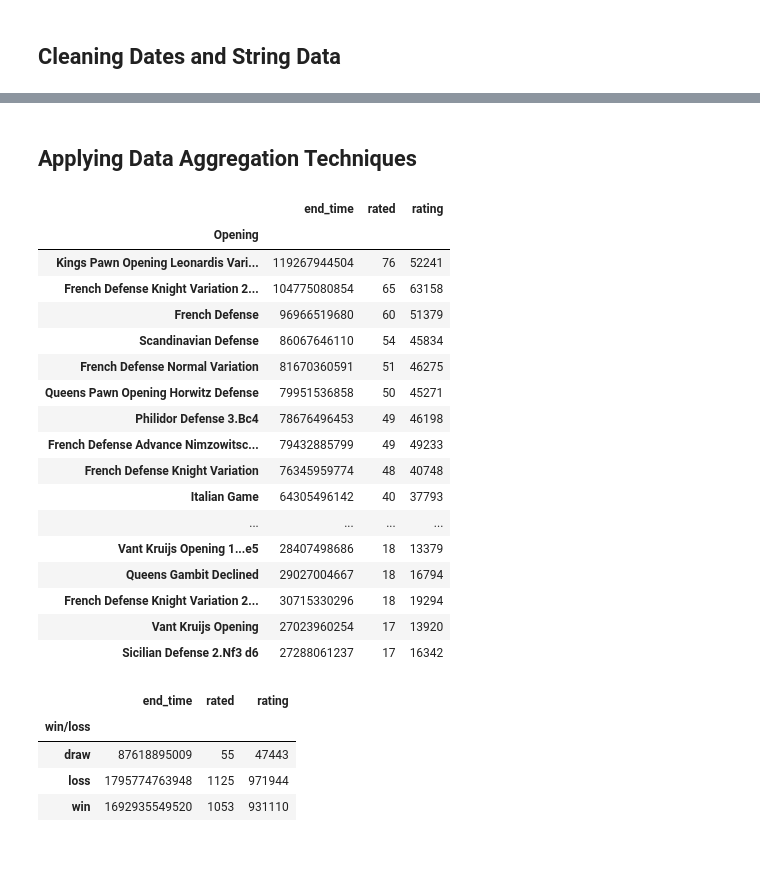
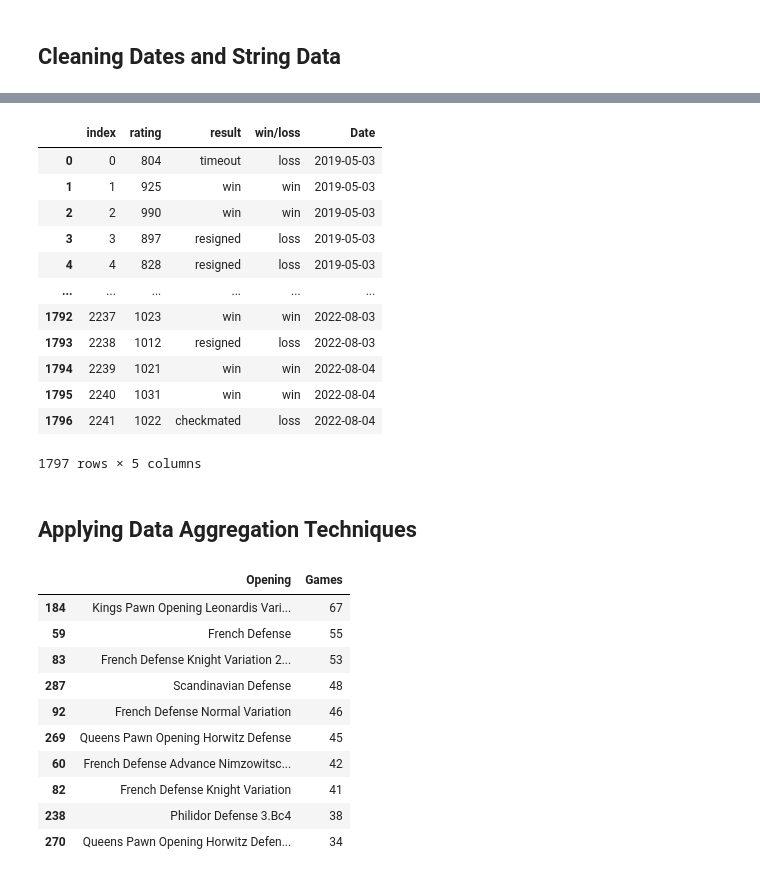
Before and after one commit to Filpill/chess_analysis, a Jupyter notebook: chess_analysis.ipynb, the cells around one changed output, grey strips where cells are left out. Cells and saved outputs as stored; diff of their text form; code cells hidden in the pictures.

```diff
--- a/chess_analysis.ipynb
+++ b/chess_analysis.ipynb
@@ -200,0 +211,5 @@ df_rating.head(5)
+# %%
+#Filtering Down to Rated Games Where Time_Class = Blitz
+# df_blitz_rating = df_rating.loc[(df_rating['time_class']=='blitz') & (df_rating['time_control']=='600')]
+df_blitz_rating = df_rating.loc[ (df_rating['time_control']=='600') & df_rating['rated'] == True]
+df_blitz_rating.tail(3)
@@ -201,36 +221,37 @@ df_rating.head(5)
+# %%
+#Applying to filtering to results_df and reseting index to make games appear sequentially
+result_df = result_df[result_df.index.isin(df_blitz_rating.index)].reset_index()
+result_df
+# %% [output]
+|  | index | rating | result | win/loss | Date |
+| 0 | 0 | 804 | timeout | loss | 2019-05-03 |
+| 1 | 1 | 925 | win | win | 2019-05-03 |
+| 2 | 2 | 990 | win | win | 2019-05-03 |
+| 3 | 3 | 897 | resigned | loss | 2019-05-03 |
+| 4 | 4 | 828 | resigned | loss | 2019-05-03 |
+| ... | ... | ... | ... | ... | ... |
+| 1792 | 2237 | 1023 | win | win | 2022-08-03 |
+| 1793 | 2238 | 1012 | resigned | loss | 2022-08-03 |
+| 1794 | 2239 | 1021 | win | win | 2022-08-04 |
+| 1795 | 2240 | 1031 | win | win | 2022-08-04 |
+| 1796 | 2241 | 1022 | checkmated | loss | 2022-08-04 |
+1797 rows × 5 columns
 # %% [markdown]
 ## Applying Data Aggregation Techniques
 # %%
 #Grouping Most Played Chess Openings
-df_openings = df_rating.groupby(['Opening']).sum()
-df_openings = df_openings.sort_values(by=['rated'],ascending=False)
-df_openings.head(30)
+df_openings = df_blitz_rating.groupby(['Opening'])['rated'].count().reset_index(name='Games')
+df_openings = df_openings.sort_values(by=['Games'],ascending=False)
+df_openings.head(10)
 # %% [output]
-|  | end_time | rated | rating |
-| Opening |  |  |  |
-| Kings Pawn Opening Leonardis Vari... | 119267944504 | 76 | 52241 |
-| French Defense Knight Variation 2... | 104775080854 | 65 | 63158 |
-| French Defense | 96966519680 | 60 | 51379 |
-| Scandinavian Defense | 86067646110 | 54 | 45834 |
-| French Defense Normal Variation | 81670360591 | 51 | 46275 |
-| Queens Pawn Opening Horwitz Defense | 79951536858 | 50 | 45271 |
-| Philidor Defense 3.Bc4 | 78676496453 | 49 | 46198 |
-| French Defense Advance Nimzowitsc... | 79432885799 | 49 | 49233 |
-| French Defense Knight Variation | 76345959774 | 48 | 40748 |
-| Italian Game | 64305496142 | 40 | 37793 |
-| ... | ... | ... | ... |
-| Vant Kruijs Opening 1...e5 | 28407498686 | 18 | 13379 |
-| Queens Gambit Declined | 29027004667 | 18 | 16794 |
-| French Defense Knight Variation 2... | 30715330296 | 18 | 19294 |
-| Vant Kruijs Opening | 27023960254 | 17 | 13920 |
-| Sicilian Defense 2.Nf3 d6 | 27288061237 | 17 | 16342 |
+|  | Opening | Games |
+| 184 | Kings Pawn Opening Leonardis Vari... | 67 |
+| 59 | French Defense | 55 |
+| 83 | French Defense Knight Variation 2... | 53 |
+| 287 | Scandinavian Defense | 48 |
+| 92 | French Defense Normal Variation | 46 |
+| 269 | Queens Pawn Opening Horwitz Defense | 45 |
+| 60 | French Defense Advance Nimzowitsc... | 42 |
+| 82 | French Defense Knight Variation | 41 |
+| 238 | Philidor Defense 3.Bc4 | 38 |
+| 270 | Queens Pawn Opening Horwitz Defen... | 34 |
-# %%
-# Grouping together Wins and Losses
-df_winLoss = df_rating.groupby(['win/loss']).sum()
-df_winLoss
-# %% [output]
-|  | end_time | rated | rating |
-| win/loss |  |  |  |
-| draw | 87618895009 | 55 | 47443 |
-| loss | 1795774763948 | 1125 | 971944 |
-| win | 1692935549520 | 1053 | 931110 |
```
Also changed, not shown: parts of 9 cells of this notebook.
